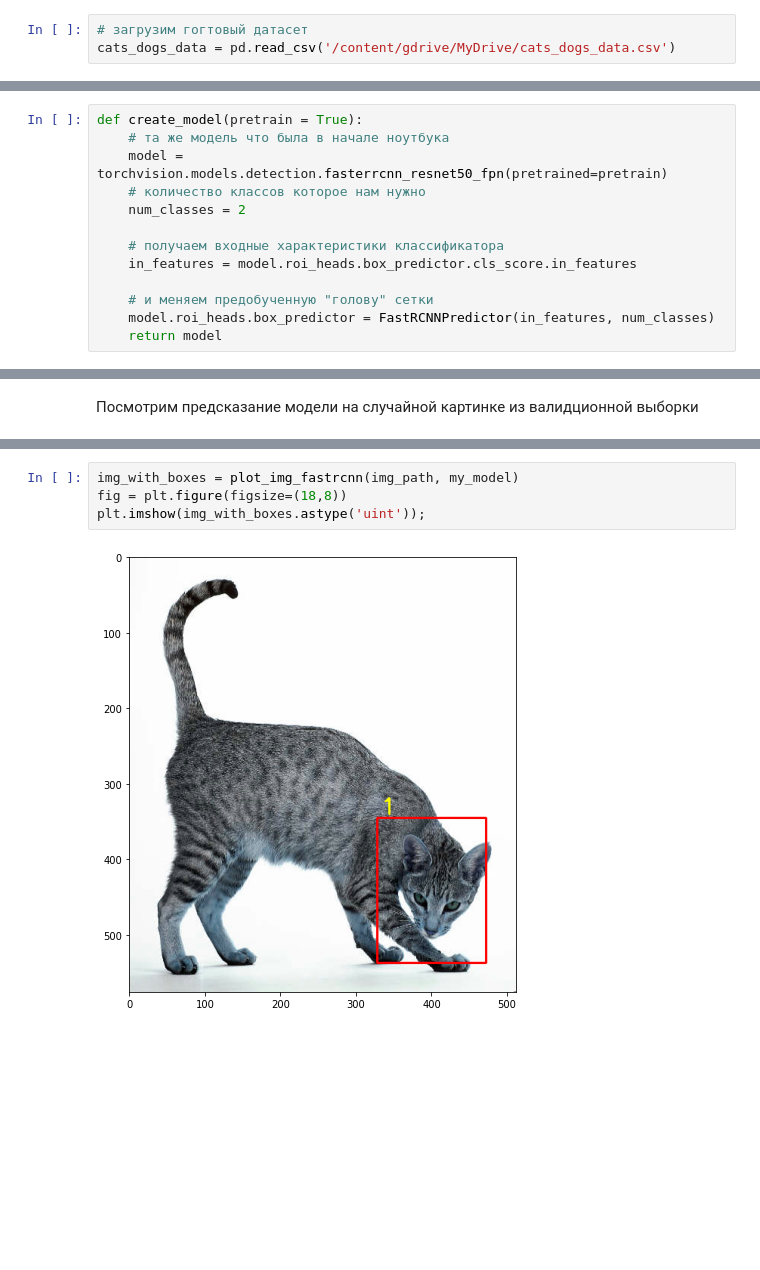
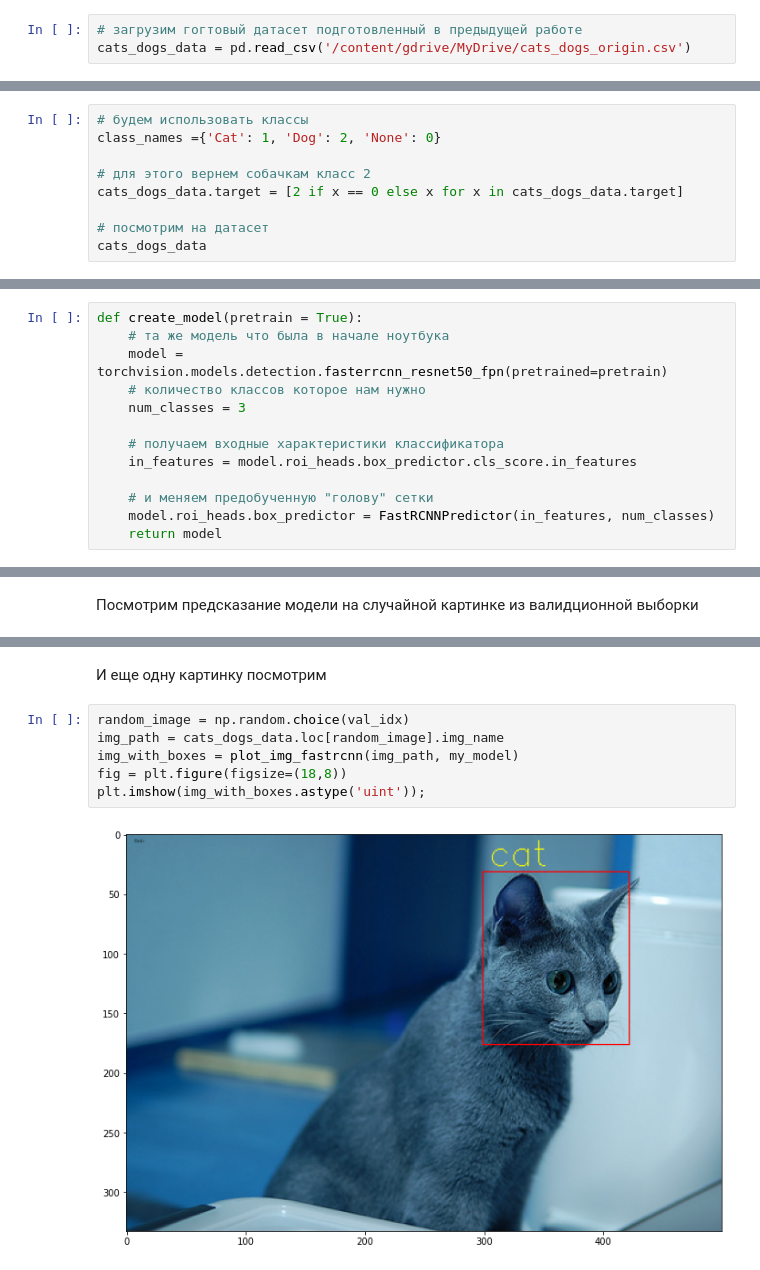
Before and after one commit to AndreyBuynov/Cats_Dogs_Task, a Jupyter notebook: task_2.ipynb, the cells around one changed output, grey strips where cells are left out. Cells and saved outputs as stored; diff of their text form; blank space fills up the shorter version.

```diff
--- a/task_2.ipynb
+++ b/task_2.ipynb
@@ -65,8 +65,8 @@ from torch.utils.data import Dataset , DataLoader
 import time
 import datetime
 # %%
-# загрузим гогтовый датасет
-cats_dogs_data = pd.read_csv('/content/gdrive/MyDrive/cats_dogs_data.csv')
+# загрузим гогтовый датасет подготовленный в предыдущей работе
+cats_dogs_data = pd.read_csv('/content/gdrive/MyDrive/cats_dogs_origin.csv')
 # %% [markdown]
 Загружаем модель предобученную на датасете COCO
 # %%
@@ -79,2 +81,11 @@ model_torch = torchvision.models.detection.fasterrcnn_resnet50_fpn(pretrained=Tr
 # %% [markdown]
 Сразу создам даталоадер на основе датафрейма
+# %%
+# будем использовать классы
+class_names ={'Cat': 1, 'Dog': 2, 'None': 0}
+
+# для этого вернем собачкам класс 2
+cats_dogs_data.target = [2 if x == 0 else x for x in cats_dogs_data.target]
+
+# посмотрим на датасет
+cats_dogs_data
@@ -141,7 +151,7 @@ def create_model(pretrain = True):
     # та же модель что была в начале ноутбука
     model = torchvision.models.detection.fasterrcnn_resnet50_fpn(pretrained=pretrain)
     # количество классов которое нам нужно
-    num_classes = 2
+    num_classes = 3
 
     # получаем входные характеристики классификатора
     in_features = model.roi_heads.box_predictor.cls_score.in_features
@@ -186,6 +215,10 @@ img_path = cats_dogs_data.loc[random_image].img_name
+# %% [markdown]
+И еще одну картинку посмотрим
 # %%
+random_image = np.random.choice(val_idx)
+img_path = cats_dogs_data.loc[random_image].img_name
 img_with_boxes = plot_img_fastrcnn(img_path, my_model)
 fig = plt.figure(figsize=(18,8))
 plt.imshow(img_with_boxes.astype('uint'));
 # %% [output]
-[figure, old version]
+[figure, new version]
```
Also changed, not shown: parts of 31 cells of this notebook, 2 other files.
